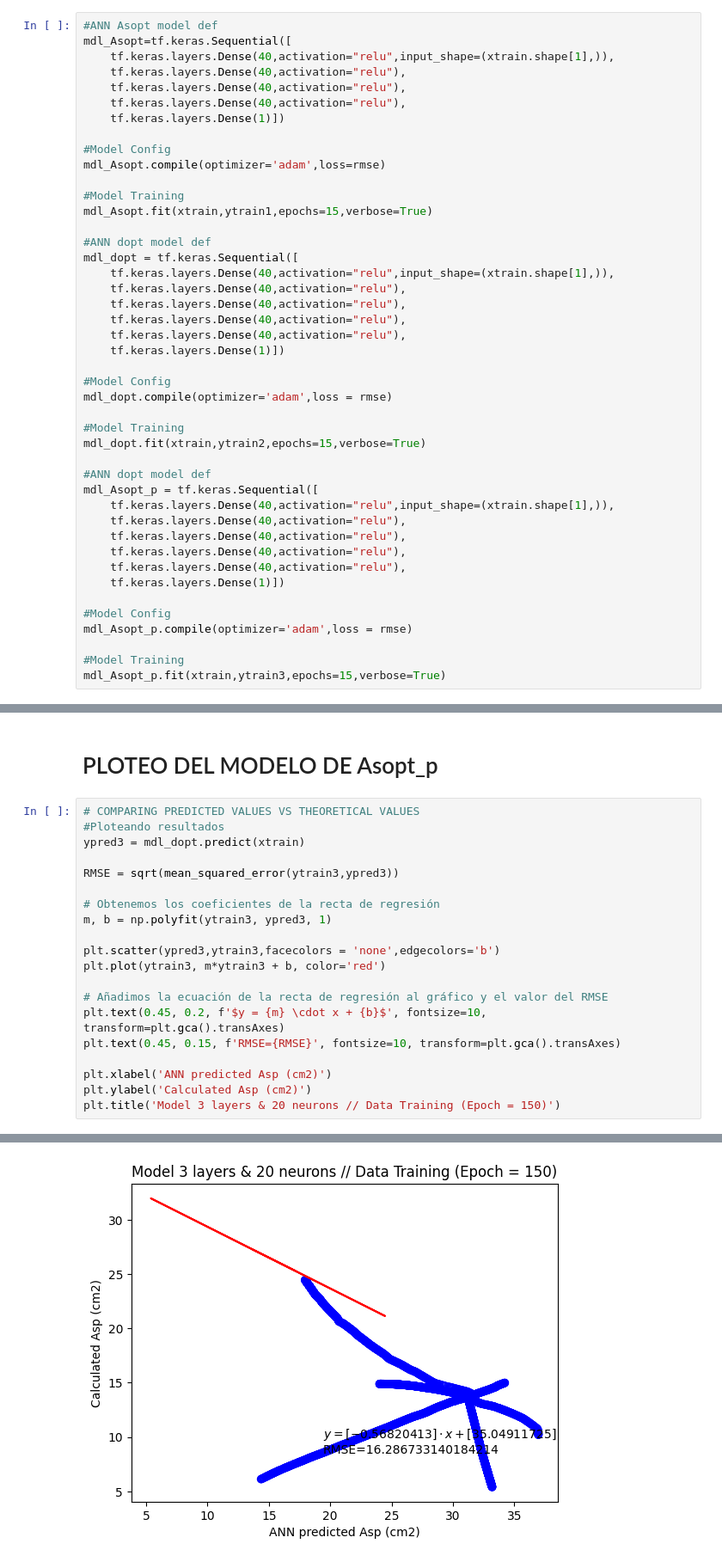
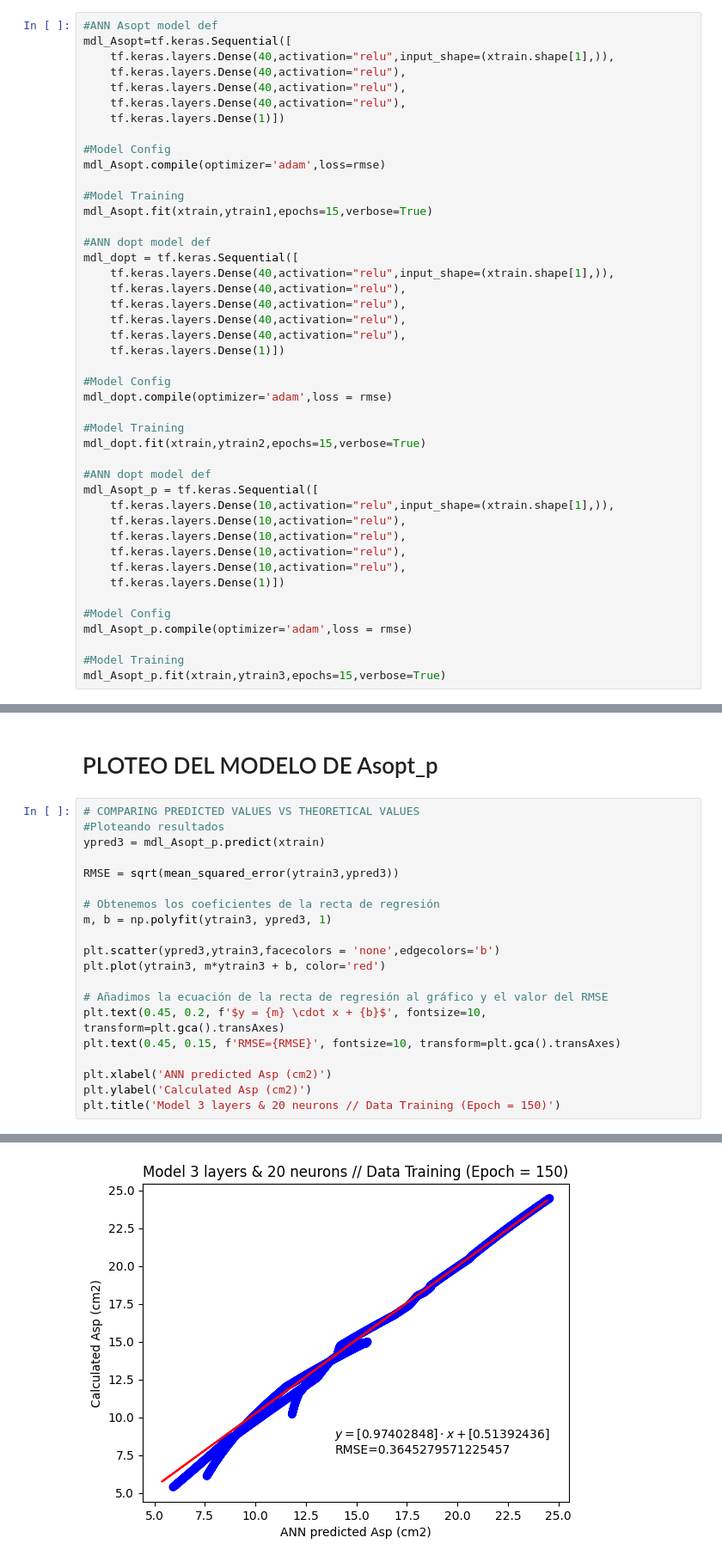
Before and after one commit to orjan3/Automating_Structural_Design_of_a_building_Using_ML_and_APIs, a Jupyter notebook: RedesNeuronales/NeuronalNetworks.ipynb, the cells around one changed output, grey strips where cells are left out. Shown at 86% size. Saved outputs shown, nothing was run; the diff lists cells and outputs as text.

```diff
--- a/RedesNeuronales/NeuronalNetworks.ipynb
+++ b/RedesNeuronales/NeuronalNetworks.ipynb
@@ -51,11 +51,11 @@ mdl_dopt.fit(xtrain,ytrain2,epochs=15,verbose=True)
 
 #ANN dopt model def
 mdl_Asopt_p = tf.keras.Sequential([
-    tf.keras.layers.Dense(40,activation="relu",input_shape=(xtrain.shape[1],)),
-    tf.keras.layers.Dense(40,activation="relu"),
-    tf.keras.layers.Dense(40,activation="relu"),
-    tf.keras.layers.Dense(40,activation="relu"),
-    tf.keras.layers.Dense(40,activation="relu"),
+    tf.keras.layers.Dense(10,activation="relu",input_shape=(xtrain.shape[1],)),
+    tf.keras.layers.Dense(10,activation="relu"),
+    tf.keras.layers.Dense(10,activation="relu"),
+    tf.keras.layers.Dense(10,activation="relu"),
+    tf.keras.layers.Dense(10,activation="relu"),
     tf.keras.layers.Dense(1)])
 
 #Model Config
@@ -186,7 +186,7 @@ Text(0.5, 1.0, 'Model 3 layers & 20 neurons // Data Testing (Epoch = 150)')
 # %%
 # COMPARING PREDICTED VALUES VS THEORETICAL VALUES
 #Ploteando resultados
-ypred3 = mdl_dopt.predict(xtrain)
+ypred3 = mdl_Asopt_p.predict(xtrain)
 
 RMSE = sqrt(mean_squared_error(ytrain3,ypred3))
 
@@ -208,4 +208,4 @@ plt.title('Model 3 layers & 20 neurons // Data Training (Epoch = 150)')
 Text(0.5, 1.0, 'Model 3 layers & 20 neurons // Data Training (Epoch = 150)')
-[figure, old version]
+[figure, new version]
 # %%
 # TESTING PREDICTED VALUES VS TESTING VALUES
```
Also changed, not shown: parts of 4 cells of this notebook.
